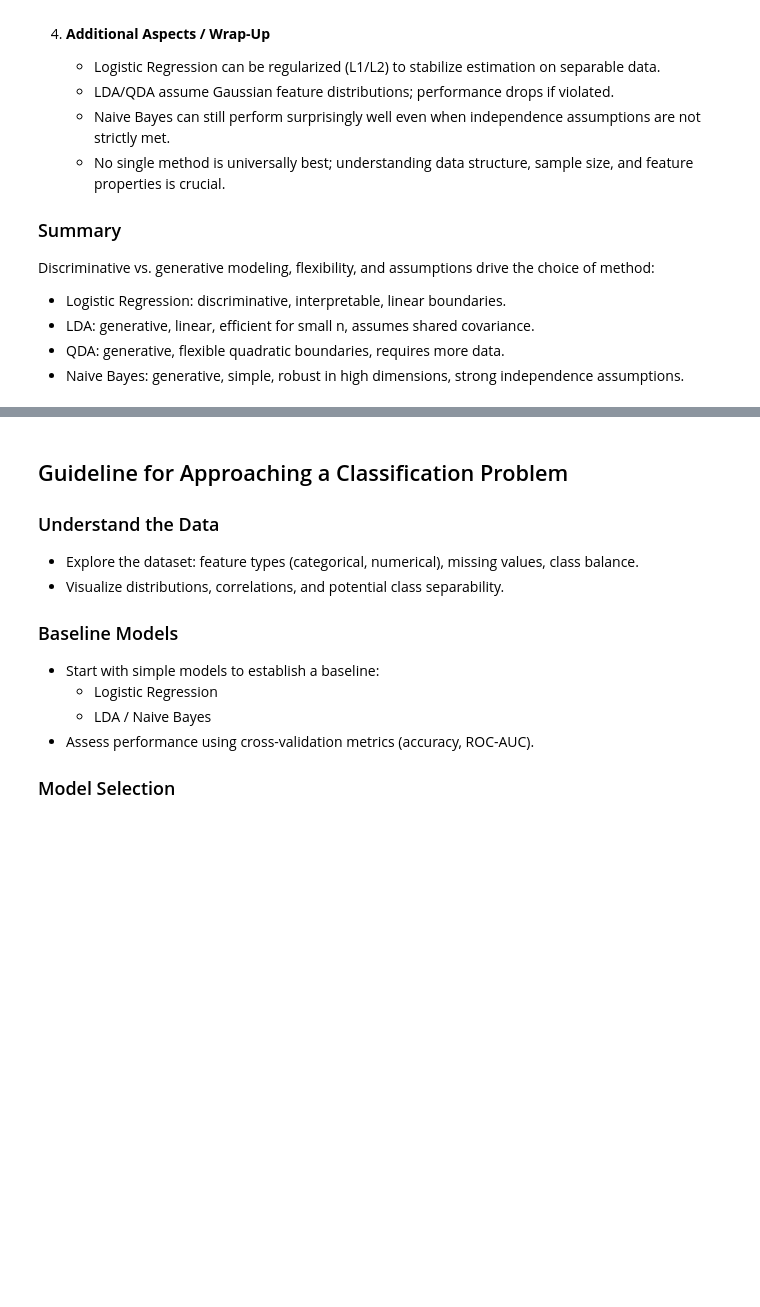
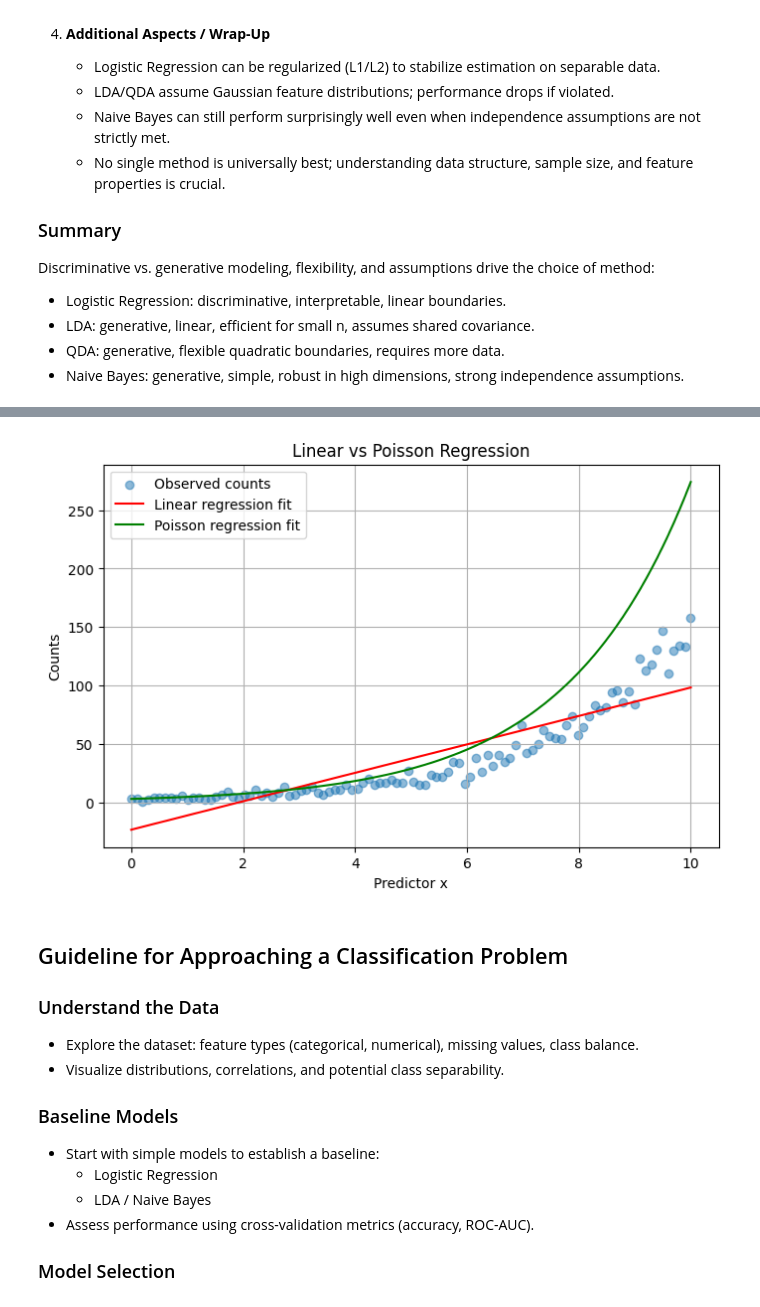
Before and after one commit to JohannesMeyersGit/DS_Notebooks, a Jupyter notebook: Introduction_Statistical_Learning/4_Classification.ipynb, the cells around one changed output, grey strips where cells are left out. Saved outputs shown, nothing was run; the diff lists cells and outputs as text; code cells hidden in the pictures; blank space fills up the shorter version.

```diff
--- a/Introduction_Statistical_Learning/4_Classification.ipynb
+++ b/Introduction_Statistical_Learning/4_Classification.ipynb
@@ -2516,3 +2510,69 @@ NotImplementedError:
+# %%
+import numpy as np
+import matplotlib.pyplot as plt
+from scipy.stats import poisson
+
+# -----------------------------
+# 1. Synthetic example
+# -----------------------------
+x = np.linspace(0, 10, 100)    # predictor
+beta_0 = 1.0
+beta_1 = 0.4
+
+# Linear predictor (η)
+eta = beta_0 + beta_1 * x
+
+# Poisson mean via log-link (λ = exp(η))
+lambda_ = np.exp(eta)
+
+# Generate "observed counts" with Poisson noise
+y_counts = np.random.poisson(lambda_)
+
+# -----------------------------
+# 2. Fit linear regression to raw counts (wrong approach)
+# -----------------------------
+X_lin = np.vstack([np.ones_like(x), x]).T
+beta_lin = np.linalg.lstsq(X_lin, y_counts, rcond=None)[0]
+y_lin_pred = X_lin @ beta_lin
+
+# -----------------------------
+# 3. Fit Poisson regression via log-link (gradient ascent)
+# -----------------------------
+def poisson_log_likelihood(X, y, beta):
+    eta = X @ beta
+    mu = np.exp(eta)
+    return np.sum(y * eta - mu)
+
+def poisson_gradient_ascent(X, y, lr=1e-5, max_iter=10000, tol=1e-6):
+    beta = np.zeros(X.shape[1])
+    for i in range(max_iter):
+        eta = X @ beta
+        mu = np.exp(eta)
+        grad = X.T @ (y - mu)
+        beta_new = beta + lr * grad
+        if np.linalg.norm(beta_new - beta) < tol:
+            break
+        beta = beta_new
+    return beta
+
+beta_poisson = poisson_gradient_ascent(X_lin, y_counts)
+y_poisson_pred = np.exp(X_lin @ beta_poisson)
+
+# -----------------------------
+# 4. Plot
+# -----------------------------
+plt.figure(figsize=(8,5))
+plt.scatter(x, y_counts, label='Observed counts', alpha=0.5)
+plt.plot(x, y_lin_pred, label='Linear regression fit', color='red')
+plt.plot(x, y_poisson_pred, label='Poisson regression fit', color='green')
+plt.xlabel("Predictor x")
+plt.ylabel("Counts")
+plt.title("Linear vs Poisson Regression")
+plt.legend()
+plt.grid(True)
+plt.show()
+# %% [output]
+[figure, added]
 # %% [markdown]
 ## Guideline for Approaching a Classification Problem
 
```
Also changed, not shown: parts of 2 cells of this notebook, 4 other files.
